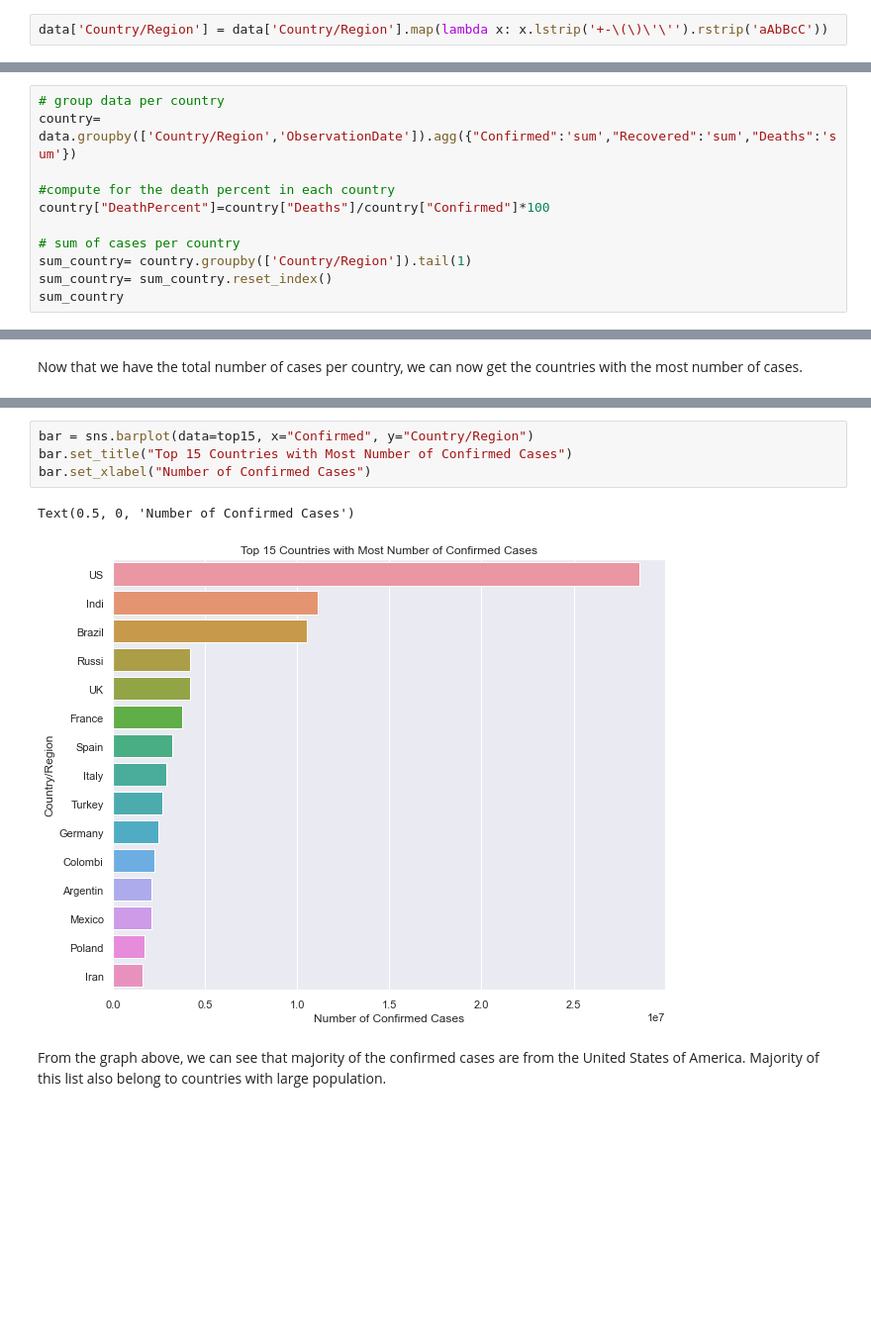
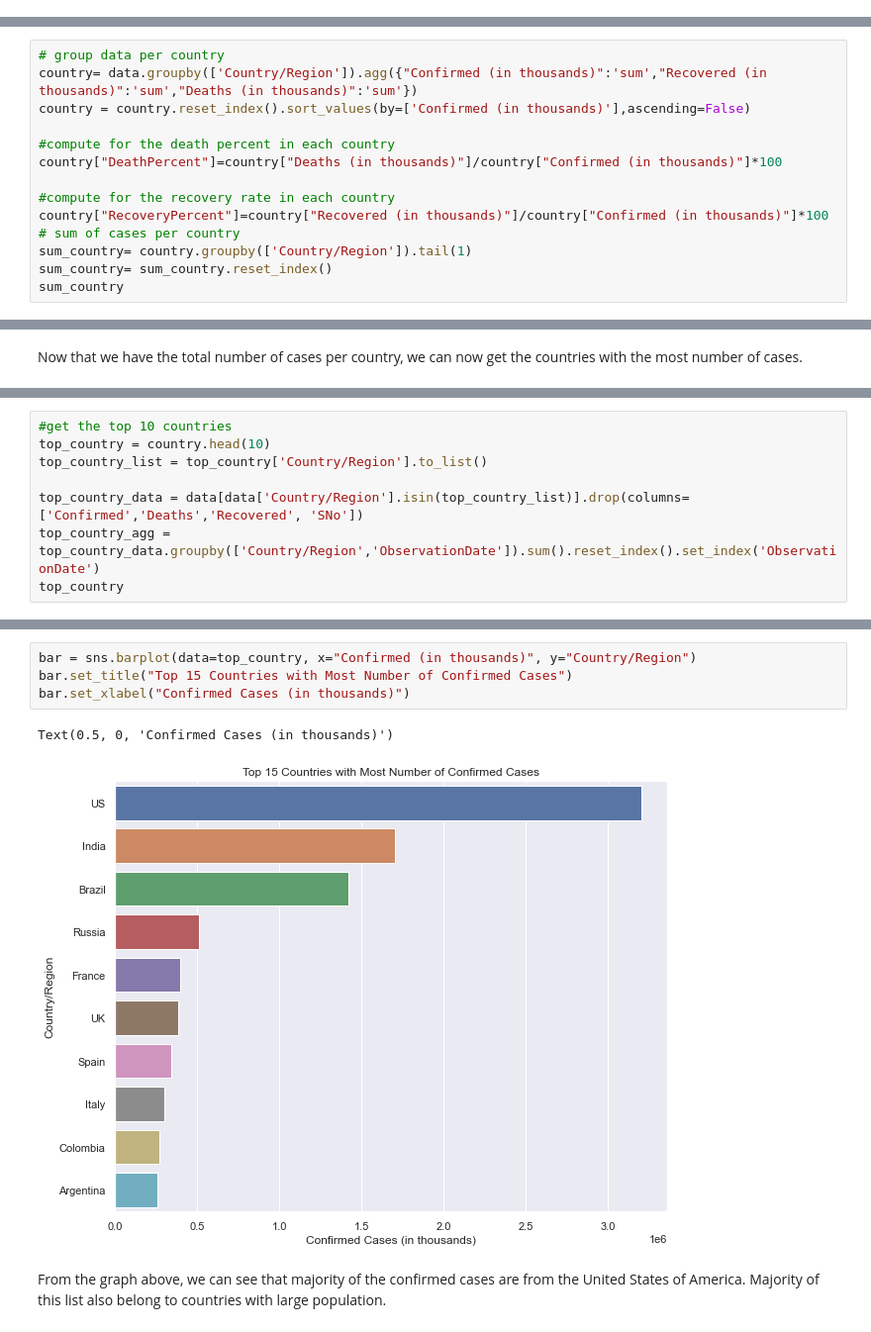
Before and after one commit to chezkacruz/lyrid-training, a Jupyter notebook: lyrid-training/tidy tuesdays 1/tidy tuesdays 1.ipynb, the cells around one changed output, grey strips where cells are left out. Shown: that part at 99% size. Cells and saved outputs as stored; diff of their text form; blank space fills up the shorter version.

```diff
--- a/lyrid-training/tidy tuesdays 1/tidy tuesdays 1.ipynb
+++ b/lyrid-training/tidy tuesdays 1/tidy tuesdays 1.ipynb
@@ -79,5 +155,3 @@ Let us now remove unnecessary symbols from the Country/Region to ensure that all
-# %%
-data['Country/Region'] = data['Country/Region'].map(lambda x: x.lstrip('+-\(\)\'\'').rstrip('aAbBcC'))
 # %% [markdown]
 <h2>Data Analysis</h2>
 # %% [markdown]
@@ -202,0 +253,14 @@ The number of deaths around the world due to the virus is steadily increasing.
+# %%
+# group data per country
+country= data.groupby(['Country/Region']).agg({"Confirmed (in thousands)":'sum',"Recovered (in thousands)":'sum',"Deaths (in thousands)":'sum'})
+country = country.reset_index().sort_values(by=['Confirmed (in thousands)'],ascending=False)
+
+#compute for the death percent in each country
+country["DeathPercent"]=country["Deaths (in thousands)"]/country["Confirmed (in thousands)"]*100
+
+#compute for the recovery rate in each country
+country["RecoveryPercent"]=country["Recovered (in thousands)"]/country["Confirmed (in thousands)"]*100
+# sum of cases per country
+sum_country= country.groupby(['Country/Region']).tail(1)
+sum_country= sum_country.reset_index()
+sum_country
@@ -207,11 +282,0 @@ The number of deaths around the world due to the virus is steadily increasing.
-# %%
-# group data per country
-country= data.groupby(['Country/Region','ObservationDate']).agg({"Confirmed":'sum',"Recovered":'sum',"Deaths":'sum'})
-
-#compute for the death percent in each country
-country["DeathPercent"]=country["Deaths"]/country["Confirmed"]*100
-
-# sum of cases per country
-sum_country= country.groupby(['Country/Region']).tail(1)
-sum_country= sum_country.reset_index()
-sum_country
@@ -262,0 +287,8 @@ top15
+# %%
+#get the top 10 countries
+top_country = country.head(10)
+top_country_list = top_country['Country/Region'].to_list()
+
+top_country_data = data[data['Country/Region'].isin(top_country_list)].drop(columns=['Confirmed','Deaths','Recovered', 'SNo'])
+top_country_agg = top_country_data.groupby(['Country/Region','ObservationDate']).sum().reset_index().set_index('ObservationDate')
+top_country
@@ -263,9 +307,9 @@ top15
 # %%
-bar = sns.barplot(data=top15, x="Confirmed", y="Country/Region")
+bar = sns.barplot(data=top_country, x="Confirmed (in thousands)", y="Country/Region")
 bar.set_title("Top 15 Countries with Most Number of Confirmed Cases")
-bar.set_xlabel("Number of Confirmed Cases")
+bar.set_xlabel("Confirmed Cases (in thousands)")
 # %% [output]
-Text(0.5, 0, 'Number of Confirmed Cases')
+Text(0.5, 0, 'Confirmed Cases (in thousands)')
-[figure, old version]
+[figure, new version]
 # %% [markdown]
 From the graph above, we can see that majority of the confirmed cases are from the United States of America. Majority of this list also belong to countries with large population.
```
Also changed, not shown: parts of 68 cells of this notebook.
